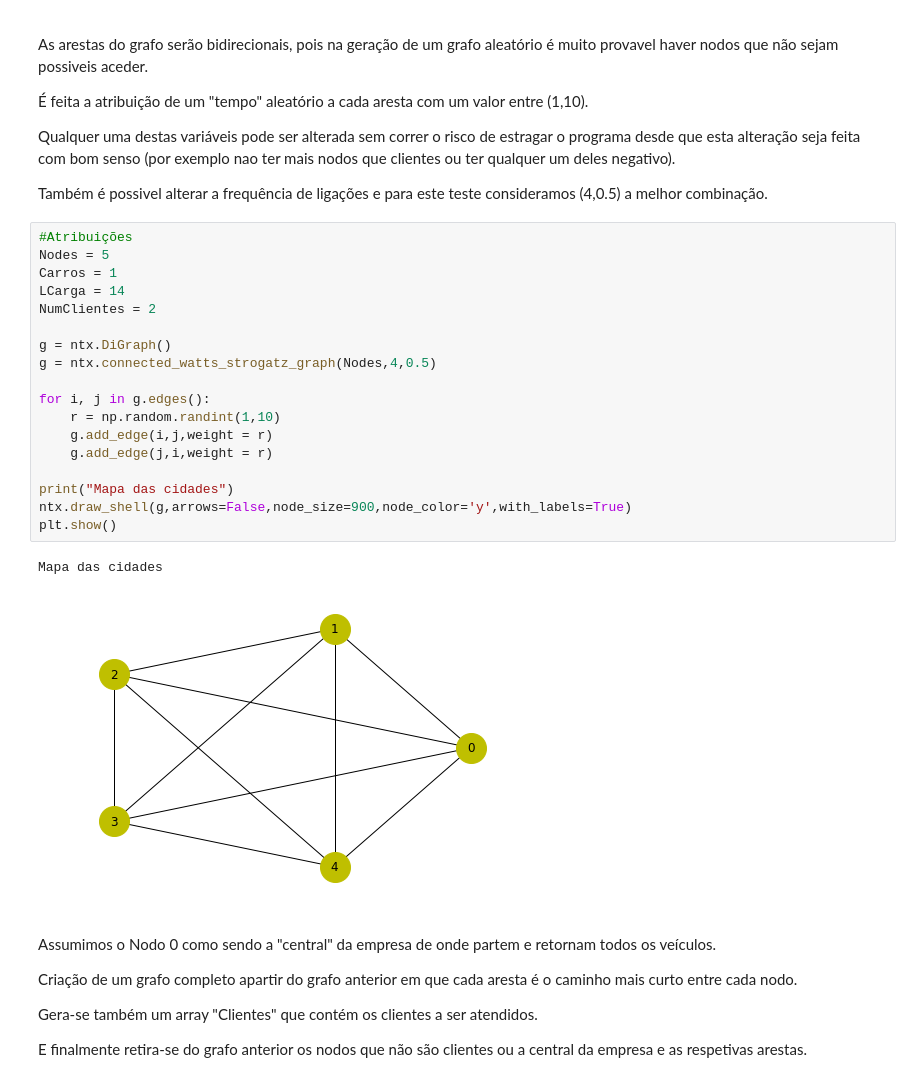
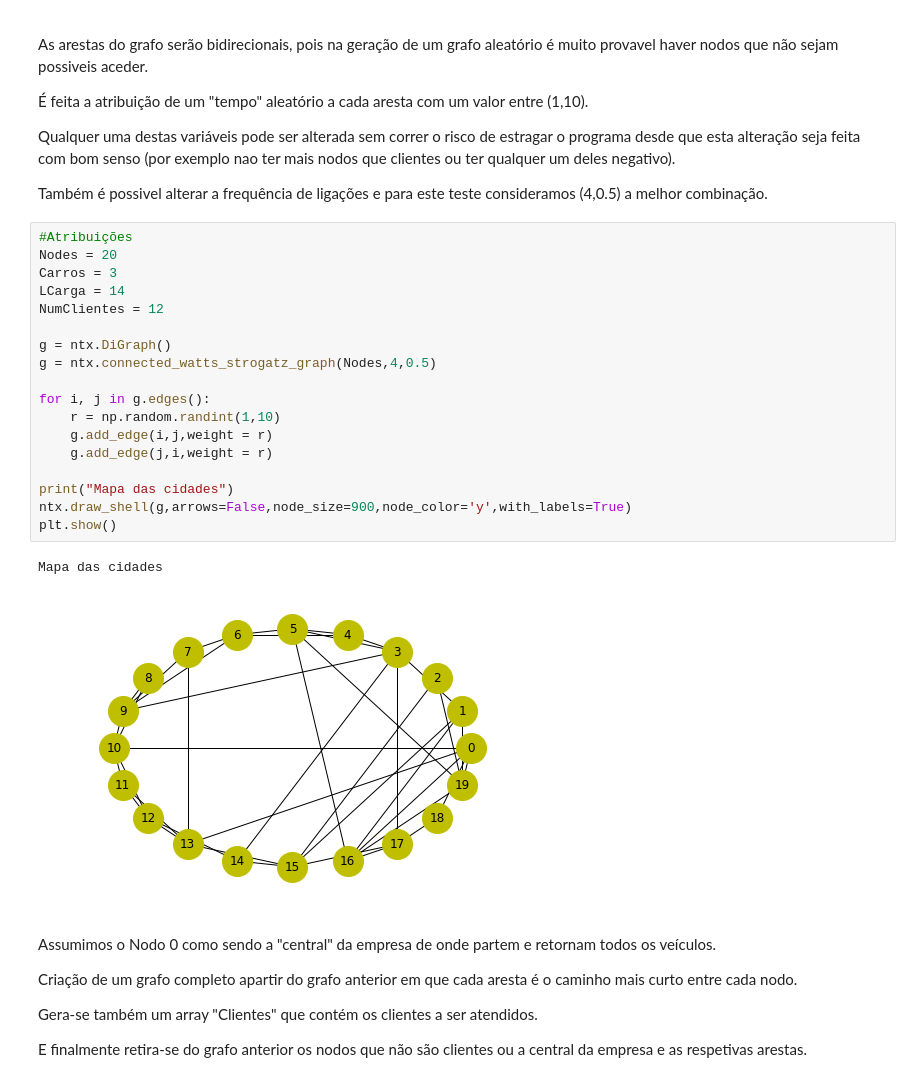
Before and after one commit to AJGQ/Log_Comp, a Jupyter notebook: Trab_1/GPS's e Sudoku's.ipynb, the cells around one changed output. Saved outputs shown, nothing was run; the diff lists cells and outputs as text.

```diff
--- a/Trab_1/GPS's e Sudoku's.ipynb
+++ b/Trab_1/GPS's e Sudoku's.ipynb
@@ -24,25 +24,25 @@ Qualquer uma destas variáveis pode ser alterada sem correr o risco de estragar
 Também é possivel alterar a frequência de ligações e para este teste consideramos (4,0.5) a melhor combinação.
 # %%
 #Atribuições
-Nodes = 5
-Carros = 1
+Nodes = 20
+Carros = 3
 LCarga = 14
-NumClientes = 2
+NumClientes = 12
 
 g = ntx.DiGraph()
 g = ntx.connected_watts_strogatz_graph(Nodes,4,0.5)
 
 for i, j in g.edges():
     r = np.random.randint(1,10)
     g.add_edge(i,j,weight = r)
     g.add_edge(j,i,weight = r)
 
 print("Mapa das cidades")
 ntx.draw_shell(g,arrows=False,node_size=900,node_color='y',with_labels=True)
 plt.show()
 # %% [output]
 Mapa das cidades
-[figure, old version]
+[figure, new version]
 # %% [markdown]
 Assumimos o Nodo 0 como sendo a "central" da empresa de onde partem e retornam todos os veículos.
 
```
Also changed, not shown: parts of 3 cells of this notebook, 1 other file.
